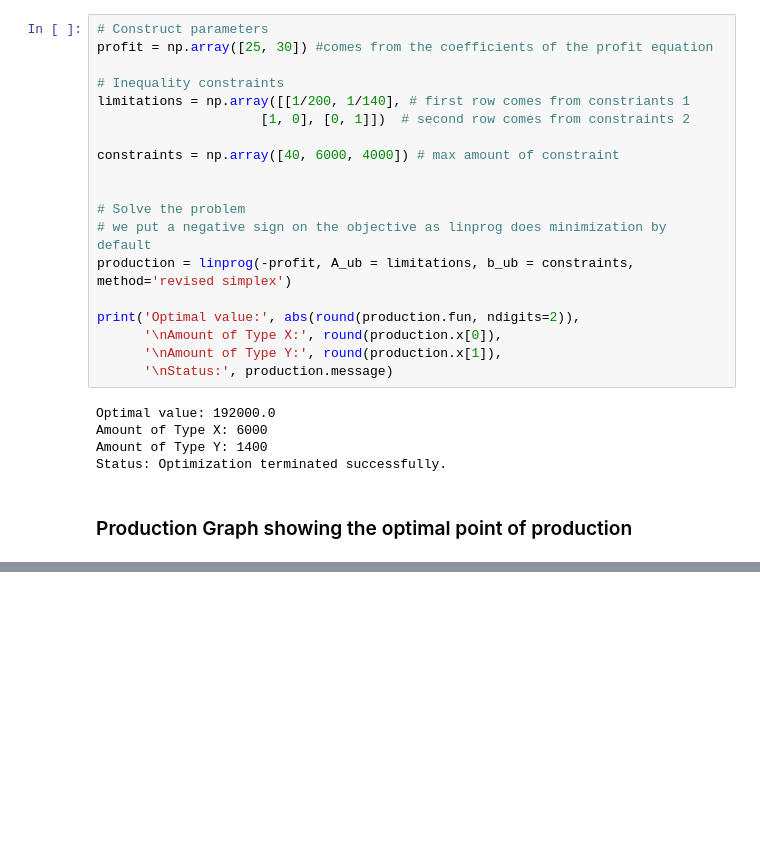
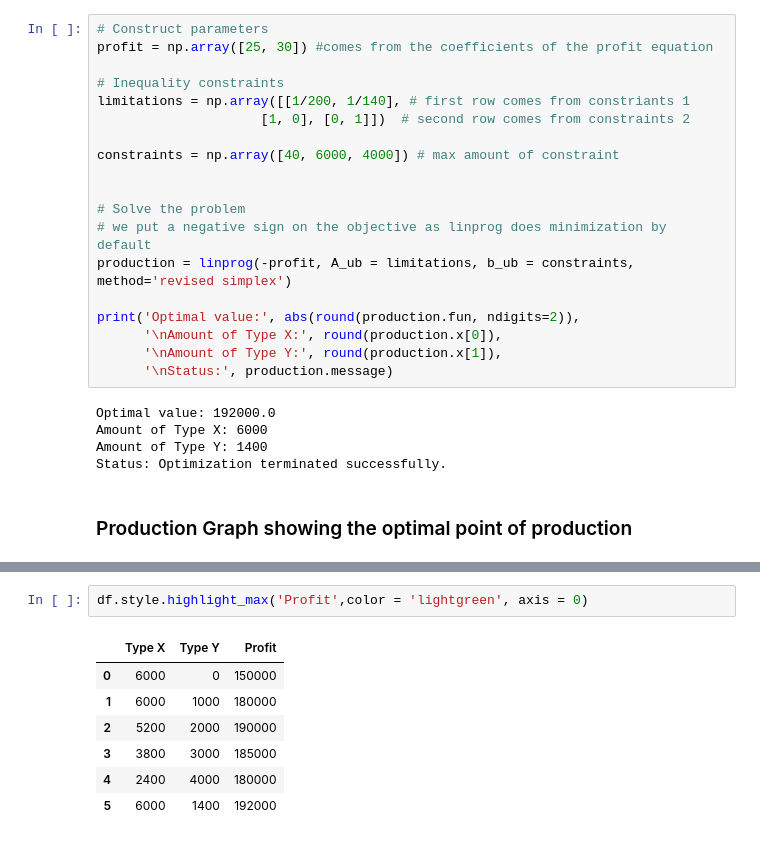
Before and after one commit to llharey/Imperial-Business-Analysis-Capstone, a Jupyter notebook: Jupyternotebook/Capstone IB-2.ipynb, the cells around one changed output, grey strips where cells are left out. Saved outputs shown, nothing was run; the diff lists cells and outputs as text; blank space fills up the shorter version.

```diff
--- a/Jupyternotebook/Capstone IB-2.ipynb
+++ b/Jupyternotebook/Capstone IB-2.ipynb
@@ -183,0 +203,10 @@ plt.show();
+# %%
+df.style.highlight_max('Profit',color = 'lightgreen', axis = 0)
+# %% [output]
+|  | Type X | Type Y | Profit |
+| 0 | 6000 | 0 | 150000 |
+| 1 | 6000 | 1000 | 180000 |
+| 2 | 5200 | 2000 | 190000 |
+| 3 | 3800 | 3000 | 185000 |
+| 4 | 2400 | 4000 | 180000 |
+| 5 | 6000 | 1400 | 192000 |
```
Also changed, not shown: parts of 11 cells of this notebook.
